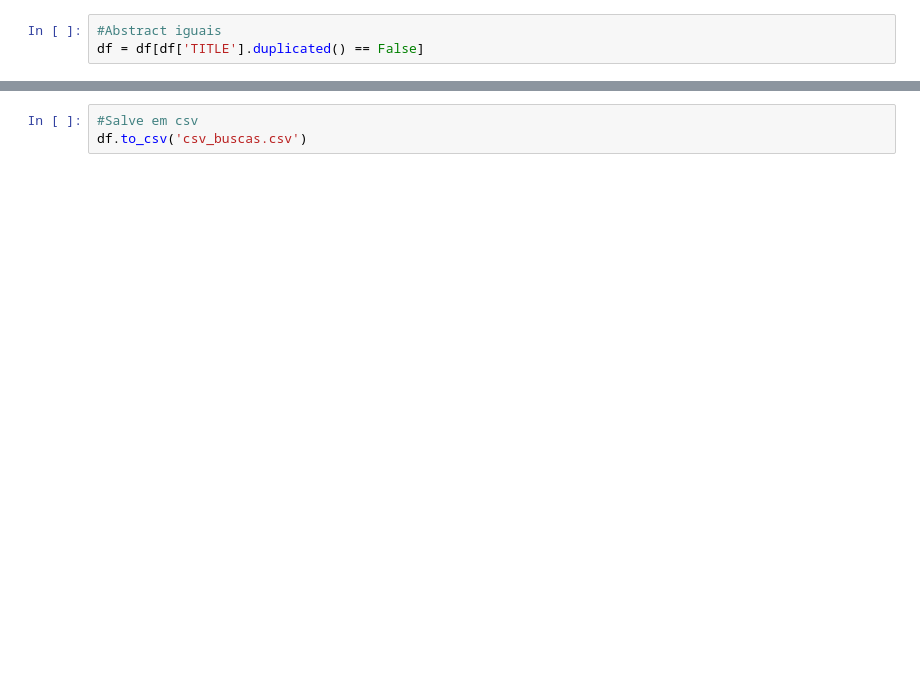
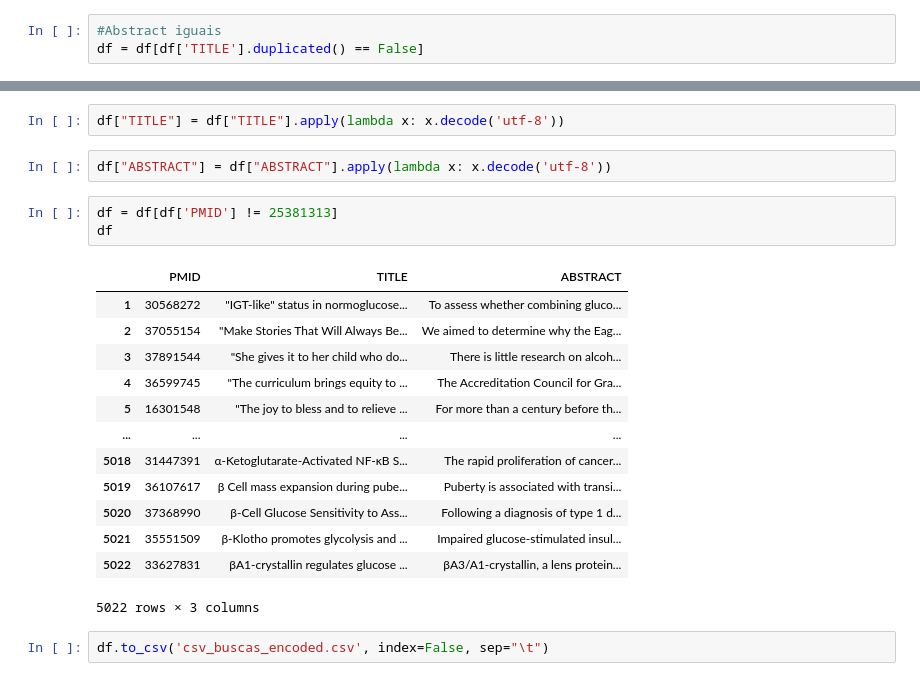
Before and after one commit to racicley-dev/TCC_, a Jupyter notebook: ETL_dataframe.ipynb, the cells around one changed output, grey strips where cells are left out. Saved outputs shown, nothing was run; the diff lists cells and outputs as text; blank space fills up the shorter version.

```diff
--- a/ETL_dataframe.ipynb
+++ b/ETL_dataframe.ipynb
@@ -60,3 +62,23 @@ df
-# %%
-#Salve em csv
-df.to_csv('csv_buscas.csv')
+# %%
+df["TITLE"] = df["TITLE"].apply(lambda x: x.decode('utf-8'))
+# %%
+df["ABSTRACT"] = df["ABSTRACT"].apply(lambda x: x.decode('utf-8'))
+# %%
+df = df[df['PMID'] != 25381313]
+df
+# %% [output]
+|  | PMID | TITLE | ABSTRACT |
+| 1 | 30568272 | "IGT-like" status in normoglucose... | To assess whether combining gluco... |
+| 2 | 37055154 | "Make Stories That Will Always Be... | We aimed to determine why the Eag... |
+| 3 | 37891544 | "She gives it to her child who do... | There is little research on alcoh... |
+| 4 | 36599745 | "The curriculum brings equity to ... | The Accreditation Council for Gra... |
+| 5 | 16301548 | "The joy to bless and to relieve ... | For more than a century before th... |
+| ... | ... | ... | ... |
+| 5018 | 31447391 | α-Ketoglutarate-Activated NF-κB S... | The rapid proliferation of cancer... |
+| 5019 | 36107617 | β Cell mass expansion during pube... | Puberty is associated with transi... |
+| 5020 | 37368990 | β-Cell Glucose Sensitivity to Ass... | Following a diagnosis of type 1 d... |
+| 5021 | 35551509 | β-Klotho promotes glycolysis and ... | Impaired glucose-stimulated insul... |
+| 5022 | 33627831 | βA1-crystallin regulates glucose ... | βA3/A1-crystallin, a lens protein... |
+5022 rows × 3 columns
+# %%
+df.to_csv('csv_buscas_encoded.csv', index=False, sep="\t")
```
Also changed, not shown: parts of 6 cells of this notebook, 5 other files.
